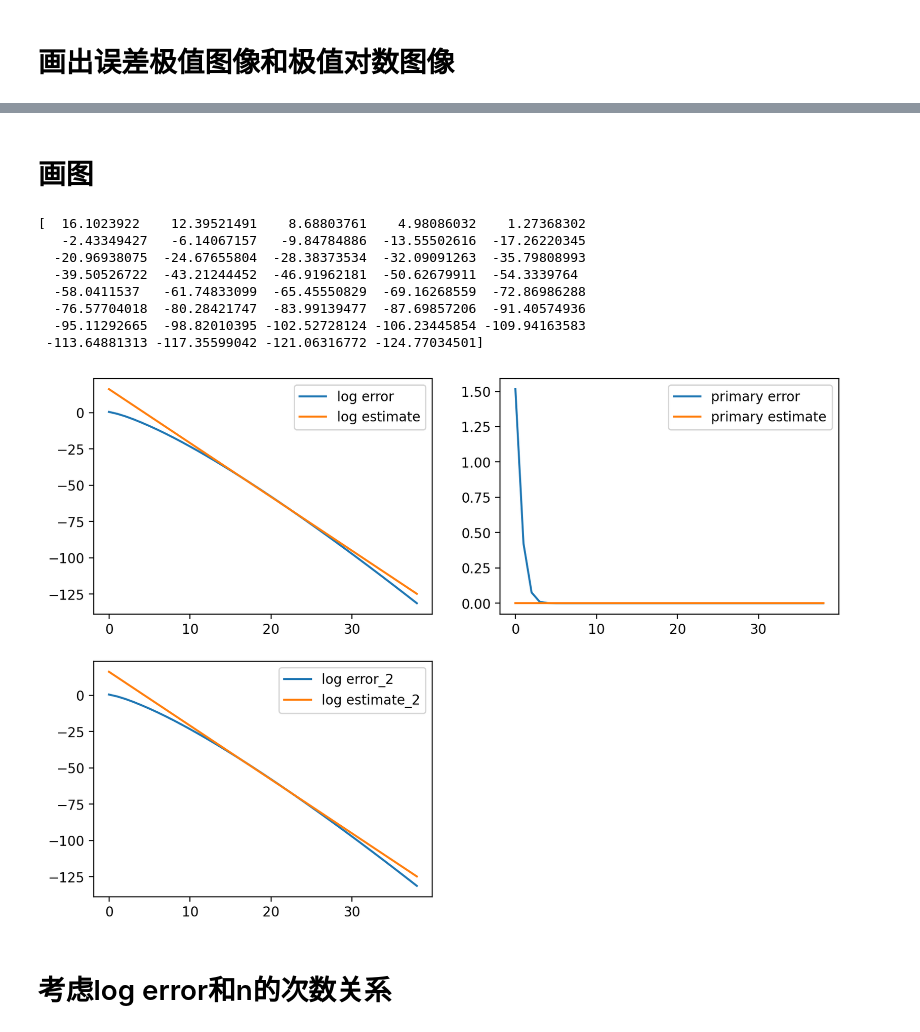
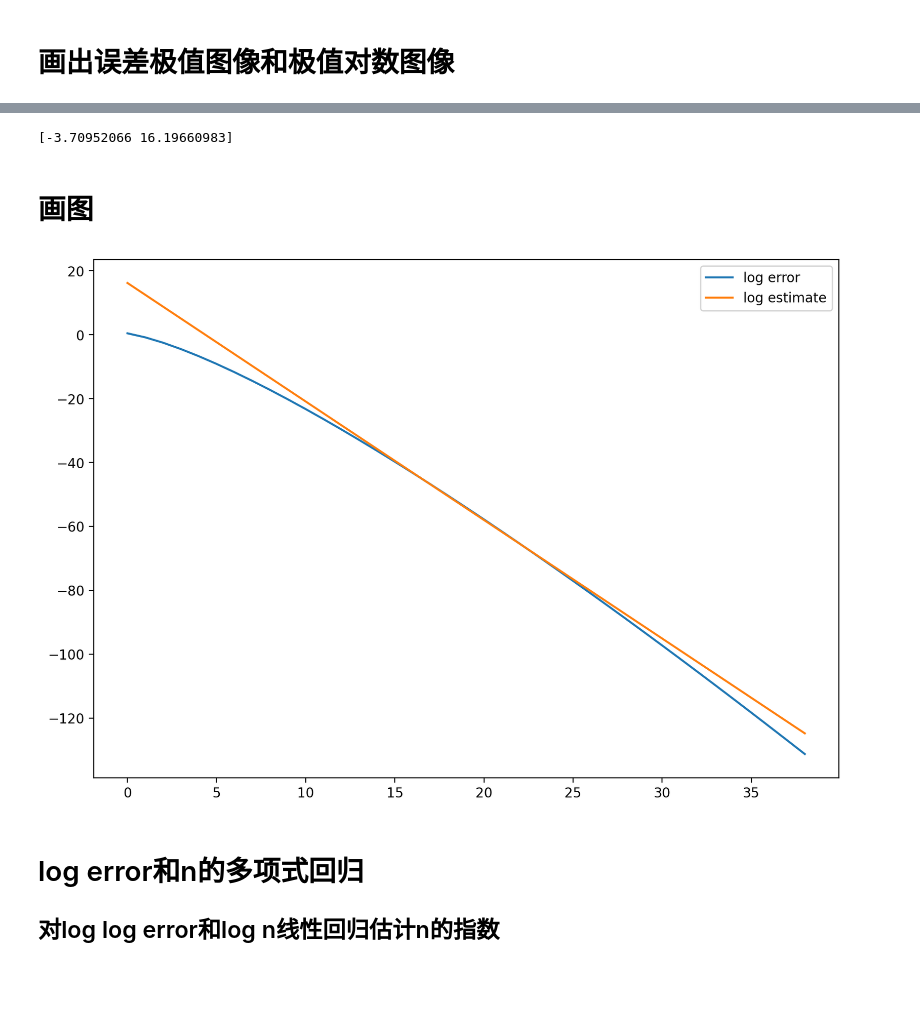
Before and after one commit to Suffoc/SquareApproximation, a Jupyter notebook: SquareApproximation.ipynb, the cells around one changed output, grey strips where cells are left out. Drawn from its saved outputs; the diff is of its cells as text; code cells hidden in the pictures; blank space fills up the shorter version.

```diff
--- a/SquareApproximation.ipynb
+++ b/SquareApproximation.ipynb
@@ -221,36 +216,28 @@ print(coef_error1)
+# %%
+# 变量以lin_开头命名
+start_n = 15
+used_n = 10
+lin_A = np.transpose([n, np.ones_like(n)])
+lin_An = lin_A[start_n: start_n + used_n]
+lin_ATA = np.matmul(np.transpose(lin_An), lin_An)
+lin_ATB = np.matmul(np.transpose(lin_An), log_error[start_n: start_n + used_n])
+lin_coef_error = np.matmul(np.linalg.inv(lin_ATA), lin_ATB)
+print(lin_coef_error)
+# %% [output]
+[-3.70952066 16.19660983]
 # %% [markdown]
 # 画图
-# %%
-log_error_tilde = np.matmul(A, coef_error)
-max_error_tilde = np.matmul(A, coef_error1)
-print(log_error_tilde)
-plt.figure(figsize=(10,7), dpi=200)
-plt.subplot(2,2,1)
-plt.plot(n, log_error, label = "log error")
-plt.plot(n, log_error_tilde, label = "log estimate")
-plt.legend(loc = "best")
-
-plt.subplot(2,2,2)
-plt.plot(n, max_error, label = "primary error")
-plt.plot(n, max_error_tilde, label = "primary estimate")
-plt.legend(loc = "best")
-
-plt.subplot(2,2,3)
-plt.plot(n, log_error, label = "log error_2")
-log_error_tilde_2 = np.matmul(A, coef_error)
-plt.plot(n, log_error_tilde_2, label = "log estimate_2")
-plt.legend(loc = "best")
-plt.show()
-# %% [output]
-[  16.1023922    12.39521491    8.68803761    4.98086032    1.27368302
-   -2.43349427   -6.14067157   -9.84784886  -13.55502616  -17.26220345
-  -20.96938075  -24.67655804  -28.38373534  -32.09091263  -35.79808993
-  -39.50526722  -43.21244452  -46.91962181  -50.62679911  -54.3339764
-  -58.0411537   -61.74833099  -65.45550829  -69.16268559  -72.86986288
-  -76.57704018  -80.28421747  -83.99139477  -87.69857206  -91.40574936
-  -95.11292665  -98.82010395 -102.52728124 -106.23445854 -109.94163583
- -113.64881313 -117.35599042 -121.06316772 -124.77034501]
-[figure, removed]
-# %% [markdown]
-# 考虑log error和n的次数关系
+# %%
+lin_log_error_est = np.matmul(lin_A, lin_coef_error)
+plt.figure(figsize=(10,7), dpi=200)
+plt.plot(n, log_error, label = "log error")
+plt.plot(n, lin_log_error_est, label = "log estimate")
+plt.legend(loc = "best")
+plt.savefig("linear regression of logerror to n.svg", dpi = 300, format = "svg")
+plt.show()
+# %% [output]
+[figure, added]
+# %% [markdown]
+# log error和n的多项式回归
+## 对log log error和log n线性回归估计n的指数
 # %%
```
Also changed, not shown: parts of 19 cells of this notebook, 12 other files.
